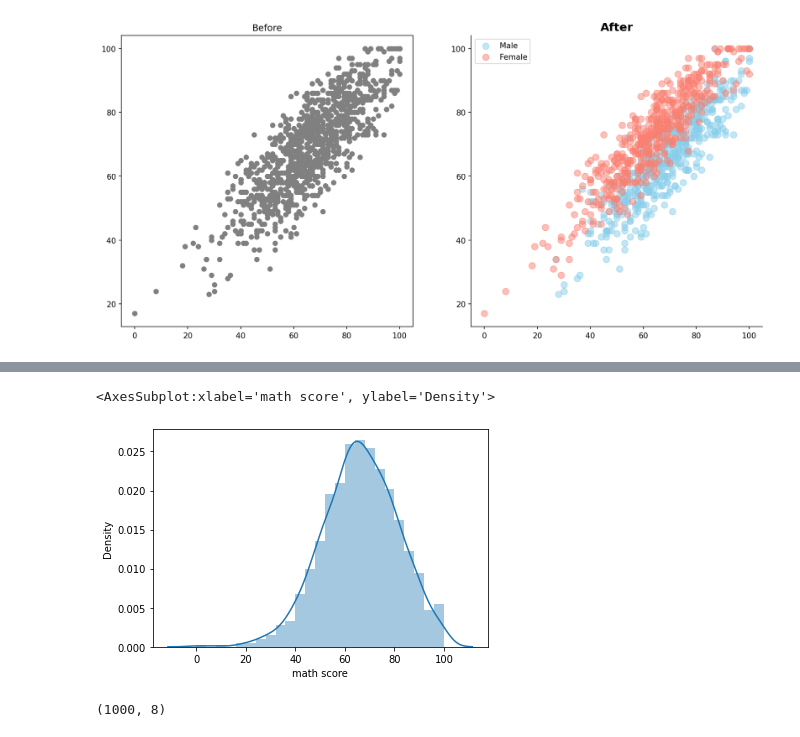
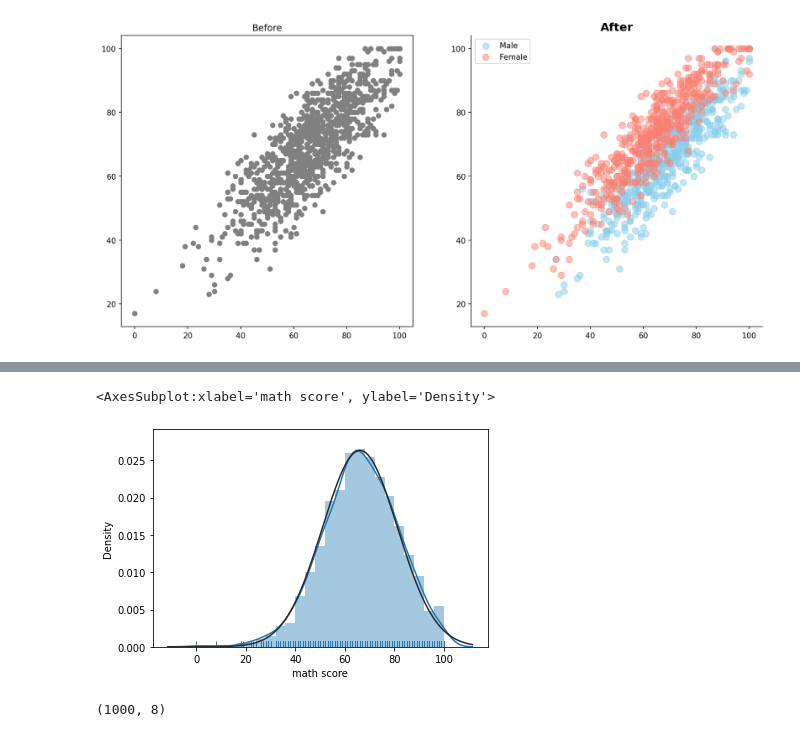
Before and after one commit to Denniels/Fundamentos-data-sciens, a Jupyter notebook: Titanic.ipynb, the cells around one changed output, grey strips where cells are left out. Saved outputs shown, nothing was run; the diff lists cells and outputs as text; code cells hidden in the pictures.

```diff
--- a/Titanic.ipynb
+++ b/Titanic.ipynb
@@ -235,10 +231,10 @@ exam_data.head(8)
 | 6 | female | group B | some college | standard | completed | 88 | ... |
 | 7 | male | group B | some college | free/reduced | none | 40 | ... |
 # %%
-sns.distplot(exam_data['math score'].dropna())#, rug=True, fit=stats.norm
+sns.distplot(exam_data['math score'].dropna(), rug=True, fit=stats.norm)
 # %% [output]
 <AxesSubplot:xlabel='math score', ylabel='Density'>
-[figure, old version]
+[figure, new version]
 # %%
 exam_data.shape
 # %% [output]
```
Also changed, not shown: parts of 5 cells of this notebook.
